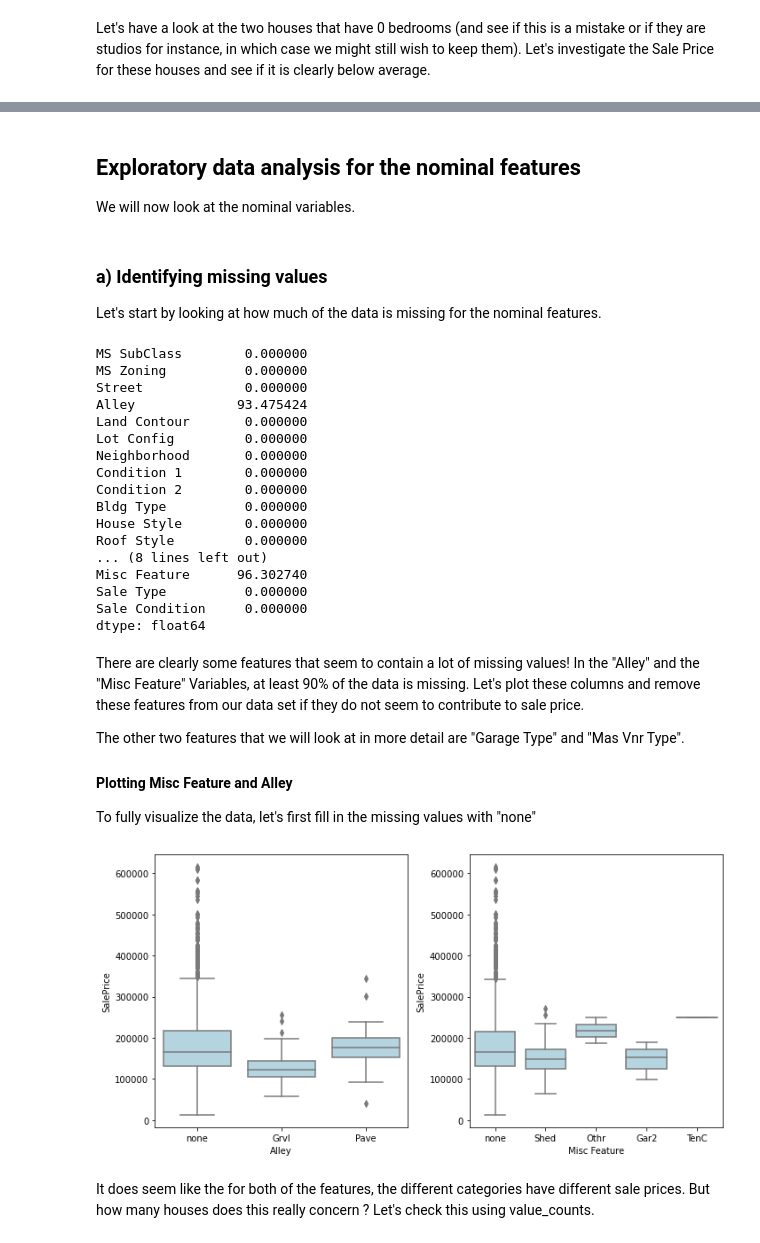
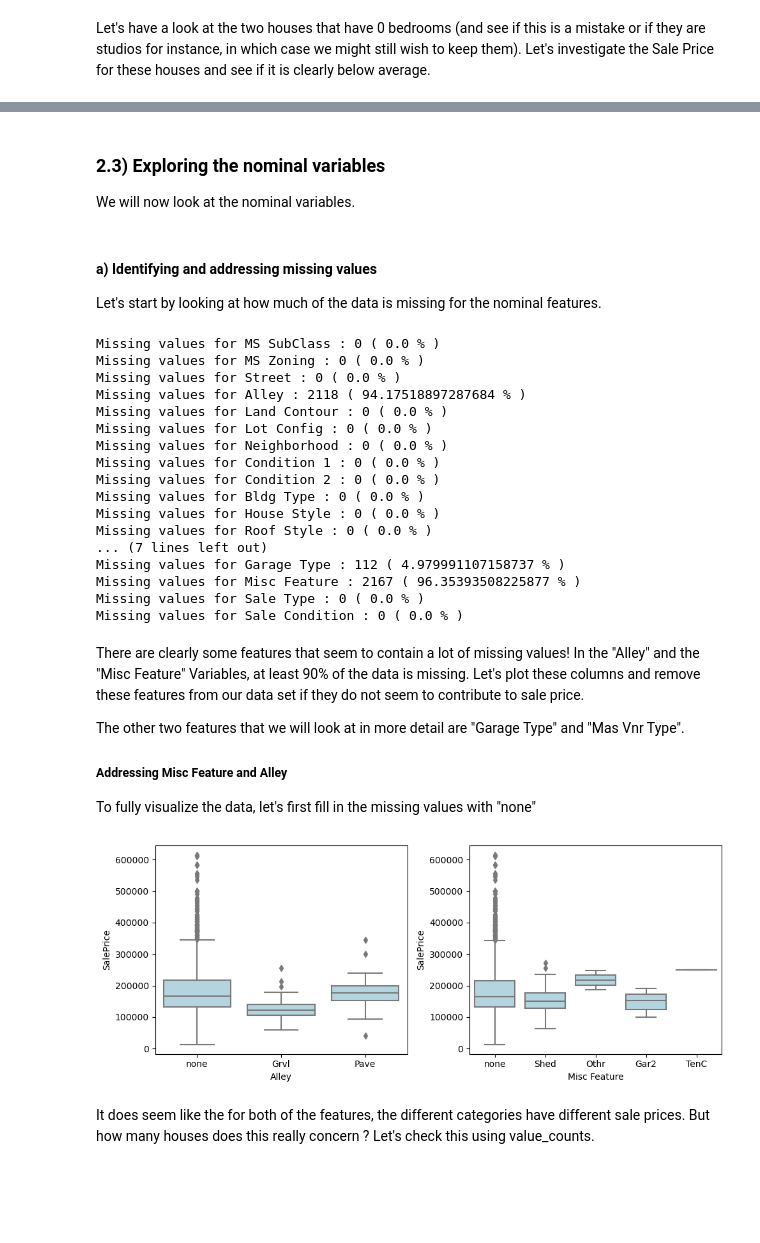
Before and after one commit to OphelieRutschmann/COS_machine_learning, a Jupyter notebook: 03_Machine_Learning_1_Project/house-prices/house-price_solutions.ipynb, the cells around one changed output, grey strips where cells are left out. Drawn from its saved outputs; the diff is of its cells as text; code cells hidden in the pictures; blank space fills up the shorter version.

Commit message:
Finished data cleaning part

```diff
--- a/03_Machine_Learning_1_Project/house-prices/house-price_solutions.ipynb
+++ b/03_Machine_Learning_1_Project/house-prices/house-price_solutions.ipynb
@@ -894,3 +938 @@ As we thought, there are two houses without any kitchens. Let's remove these fro
-# %%
-df = df[df["Kitchen AbvGr"] > 0]
 # %% [markdown]
@@ -928,2 +980,2 @@ This information clearly points towards there being an error with these two entr
 # %%
-df = df[df["Bedroom AbvGr"] > 0]
+df = df[df["Bedroom AbvGr"].between(1, 7)]
@@ -929,0 +985,7 @@ df = df[df["Bedroom AbvGr"] > 0]
+# %%
+threshold_value = df["Year Built"].quantile(q=0.02)
+print("we will remove houses built before", threshold_value)
+
+mask = df["Year Built"] <= threshold_value
+
+print("this consists of", mask.sum(), "houses (", mask.sum()/len(df) * 100, "% )")
@@ -930,49 +997,52 @@ df = df[df["Bedroom AbvGr"] > 0]
+# %%
+df = df[~mask]
 # %% [markdown]
-## **Exploratory data analysis for the nominal features**
+### **2.3) Exploring the nominal variables**
 We will now look at the nominal variables.
 # %% [markdown]
-### **a) Identifying missing values**
+#### **a) Identifying and addressing missing values**
 Let's start by looking at how much of the data is missing for the nominal features.
 # %%
 # identify missing values
-print(df[nom_col].isna().sum() / len(df) * 100)
+for col in nom_col:
+    print("Missing values for", col, ":", df[col].isna().sum(), "(", df[col].isna().sum() / len(df) * 100, "% )")
 # %% [output]
-MS SubClass        0.000000
-MS Zoning          0.000000
-Street             0.000000
-Alley             93.475424
-Land Contour       0.000000
-Lot Config         0.000000
-Neighborhood       0.000000
-Condition 1        0.000000
-Condition 2        0.000000
-Bldg Type          0.000000
-House Style        0.000000
-Roof Style         0.000000
-... (8 lines left out)
-Misc Feature      96.302740
-Sale Type          0.000000
-Sale Condition     0.000000
-dtype: float64
+Missing values for MS SubClass : 0 ( 0.0 % )
+Missing values for MS Zoning : 0 ( 0.0 % )
+Missing values for Street : 0 ( 0.0 % )
+Missing values for Alley : 2118 ( 94.17518897287684 % )
+Missing values for Land Contour : 0 ( 0.0 % )
+Missing values for Lot Config : 0 ( 0.0 % )
+Missing values for Neighborhood : 0 ( 0.0 % )
+Missing values for Condition 1 : 0 ( 0.0 % )
+Missing values for Condition 2 : 0 ( 0.0 % )
+Missing values for Bldg Type : 0 ( 0.0 % )
+Missing values for House Style : 0 ( 0.0 % )
+Missing values for Roof Style : 0 ( 0.0 % )
+... (7 lines left out)
+Missing values for Garage Type : 112 ( 4.979991107158737 % )
+Missing values for Misc Feature : 2167 ( 96.35393508225877 % )
+Missing values for Sale Type : 0 ( 0.0 % )
+Missing values for Sale Condition : 0 ( 0.0 % )
 # %% [markdown]
 There are clearly some features that seem to contain a lot of missing values! In the "Alley" and the "Misc Feature" Variables, at least 90% of the data is missing. Let's plot these columns and remove these features from our data set if they do not seem to contribute to sale price.
 
 The other two features that we will look at in more detail are "Garage Type" and "Mas Vnr Type".
 
-#### **Plotting Misc Feature and Alley**
+##### **Addressing Misc Feature and Alley**
 To fully visualize the data, let's first fill in the missing values with "none"
 # %%
 df["Alley"].fillna("none", inplace=True)
 df["Misc Feature"].fillna("none", inplace=True)
 
-fig, axes = plt.subplots(1, 2, figsize=(10,5))
+fig, axes = plt.subplots(1, 2, figsize=(10,4))
 
 sns.boxplot(data=df, x="Alley", y="SalePrice", ax=axes[0], color="lightblue")
 sns.boxplot(data=df, x="Misc Feature", y="SalePrice", ax=axes[1], color="lightblue")
 
 plt.tight_layout()
 plt.show()
 # %% [output]
-[figure, old version]
+[figure, new version]
 # %% [markdown]
 It does seem like the for both of the features, the different categories have different sale prices. But how many houses does this really concern ? Let's check this using value_counts.
```
Also changed, not shown: parts of 123 cells of this notebook, 2 other files.
